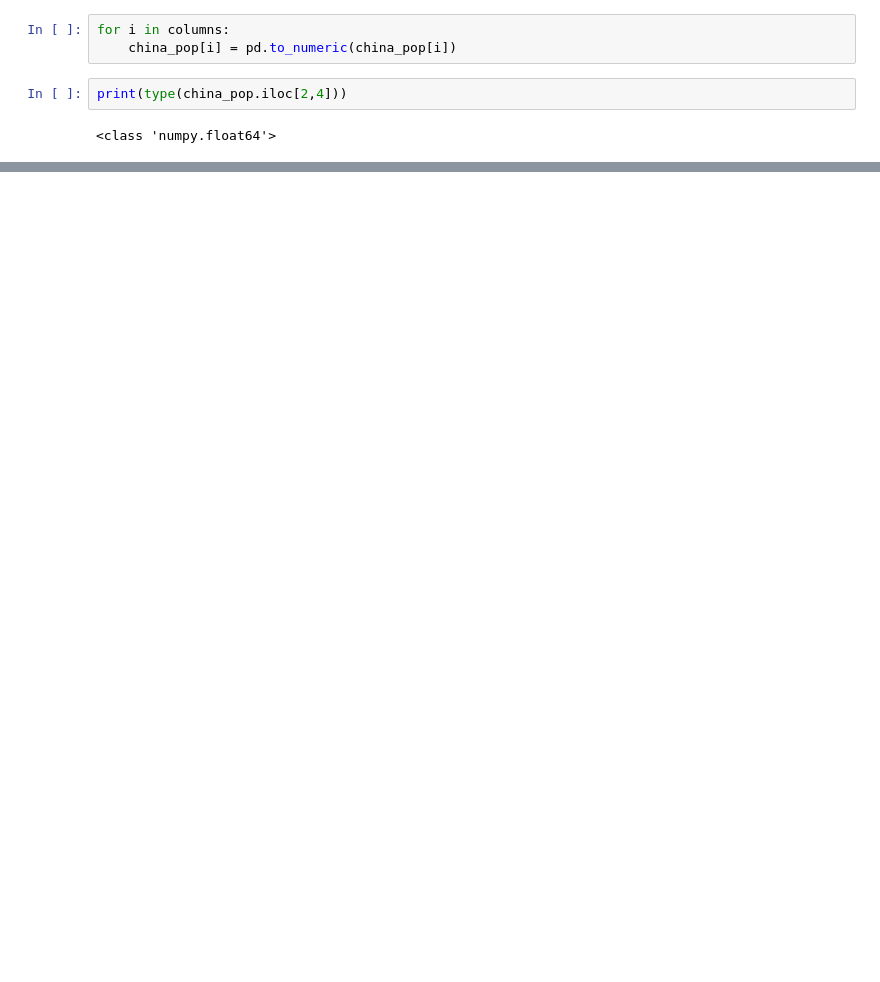
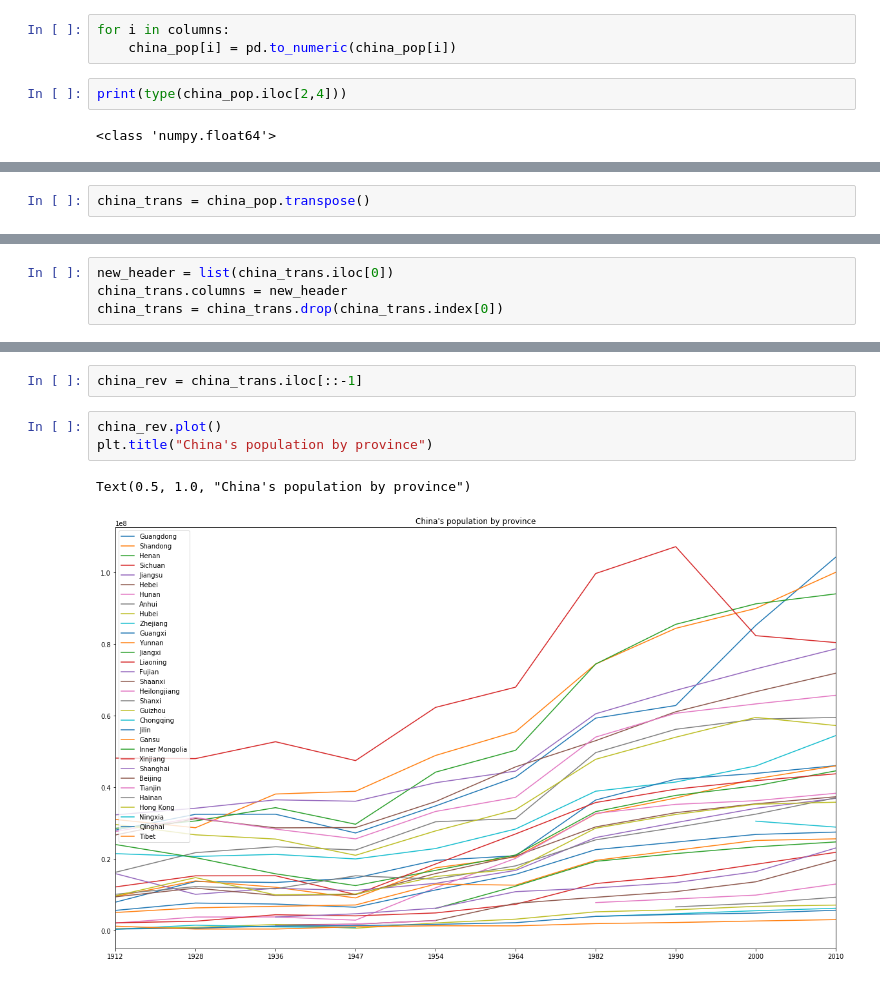
Before and after one commit to simprism/china-population-map, a Jupyter notebook: china-map.ipynb, the cells around one changed output, grey strips where cells are left out. Saved outputs shown, nothing was run; the diff lists cells and outputs as text; blank space fills up the shorter version.

Commit message:
population data wrangling

```diff
--- a/china-map.ipynb
+++ b/china-map.ipynb
@@ -104,0 +113,2 @@ print(type(china_pop.iloc[2,4]))
+# %%
+china_trans = china_pop.transpose()
@@ -104,0 +127,4 @@ print(type(china_pop.iloc[2,4]))
+# %%
+new_header = list(china_trans.iloc[0])
+china_trans.columns = new_header
+china_trans = china_trans.drop(china_trans.index[0])
@@ -104,0 +146,8 @@ print(type(china_pop.iloc[2,4]))
+# %%
+china_rev = china_trans.iloc[::-1]
+# %%
+china_rev.plot()
+plt.title("China's population by province")
+# %% [output]
+Text(0.5, 1.0, "China's population by province")
+[figure, added]
```
Also changed, not shown: parts of 8 cells of this notebook.
